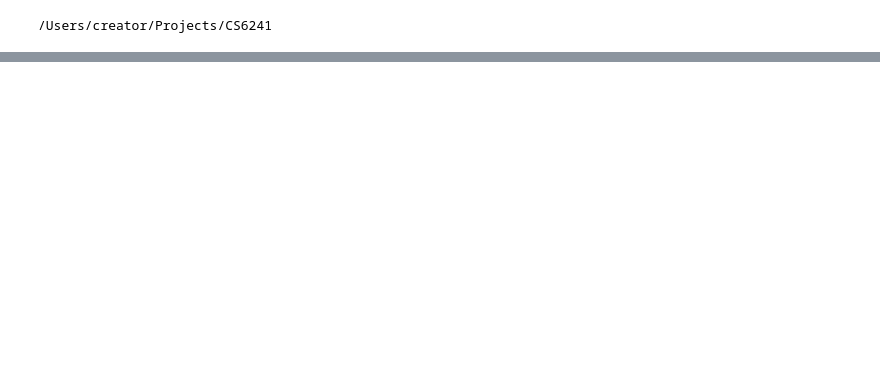
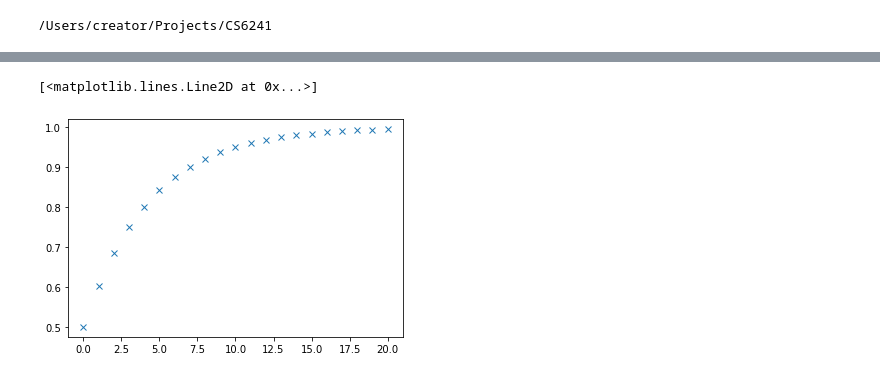
Before and after one commit to elouie/approx-fairrecs, a Jupyter notebook: notebooks/test_fairrecs.ipynb, the cells around one changed output, grey strips where cells are left out. Saved outputs shown, nothing was run; the diff lists cells and outputs as text; code cells hidden in the pictures; blank space fills up the shorter version.

```diff
--- a/notebooks/test_fairrecs.ipynb
+++ b/notebooks/test_fairrecs.ipynb
@@ -11,3 +16,6 @@ import numpy as np
+# %%
+# Configuration
+sns.set_palette('colorblind')
 # %%
 dataset = preprocess_yow('datasets/yow_userstudy_raw.csv')
 dataset.head()
@@ -80,0 +198,5 @@ array([0.60838022, 0.4447156 , 0.79023724, 0.55817935, 0.63795534,
+# %%
+plot(1 - np.logspace(3,1,21)/2000, 'x')
+# %% [output]
+[<matplotlib.lines.Line2D at 0x...>]
+[figure, added]
```
Also changed, not shown: parts of 16 cells of this notebook, 5 other files.
